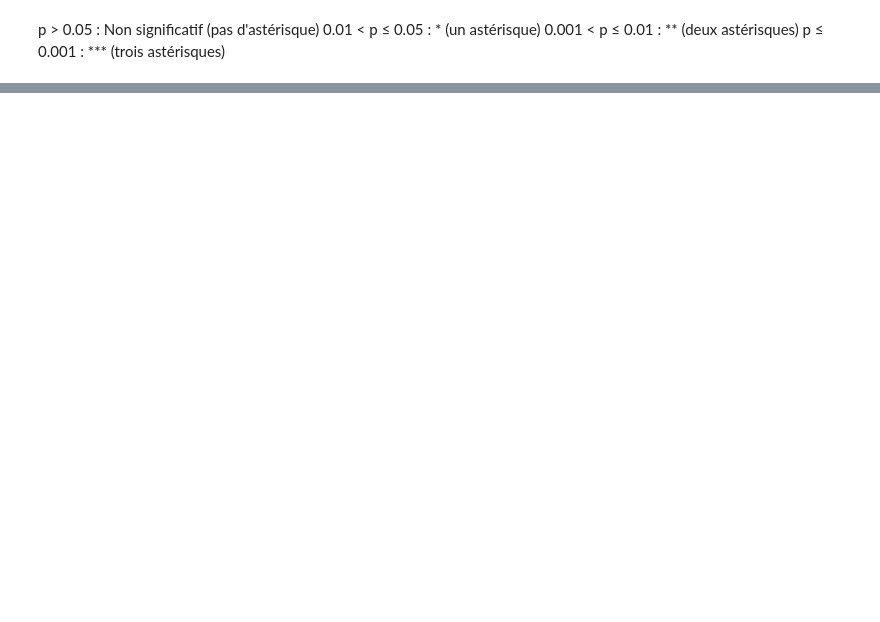
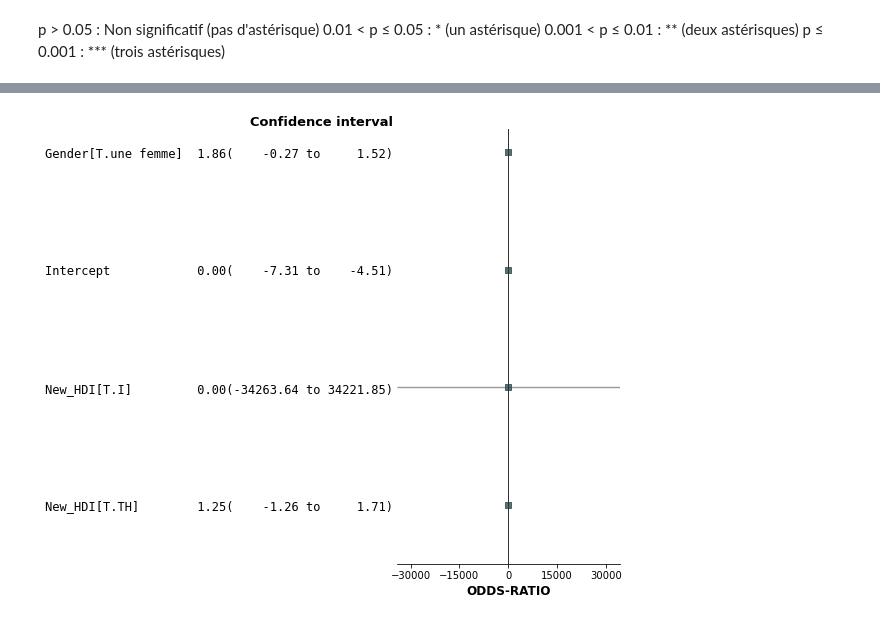
Before and after one commit to smtux/DUDA, a Jupyter notebook: statistique/src/mooc_mertes.ipynb, the cells around one changed output, grey strips where cells are left out. Cells and saved outputs as stored; diff of their text form; code cells hidden in the pictures; blank space fills up the shorter version.

Commit message:
mise à jour pour le forest plot

```diff
--- a/statistique/src/mooc_mertes.ipynb
+++ b/statistique/src/mooc_mertes.ipynb
@@ -952,3 +955,14 @@ p > 0.05 : Non significatif (pas d'astérisque)
 0.01 < p ≤ 0.05 : * (un astérisque)
 0.001 < p ≤ 0.01 : ** (deux astérisques)
 p ≤ 0.001 : *** (trois astérisques)
+# %%
+# Extraction des intervalles de confiance (CI) et odds-ratio pour les différentes version V1, V2 et V3
+ci_v1 = pd.DataFrame(tab_full.loc[("ci", "Gender[T.une femme]"):("ci", "New_HDI[T.TH]"), "V1"])
+or_v1 = pd.DataFrame(tab_full.loc[("odds-ratio", "Gender[T.une femme]"):("odds-ratio", "New_HDI[T.TH]"), "V1"])
+
+ci_v2 = pd.DataFrame(tab_full.loc[("ci", "Gender[T.une femme]"):("ci", "New_HDI[T.TH]"), "V2"])
+or_v2 = pd.DataFrame(tab_full.loc[("odds-ratio", "Gender[T.une femme]"):("odds-ratio", "New_HDI[T.TH]"), "V2"])
+
+
+ci_v3 = pd.DataFrame(tab_full.loc[("ci", "Gender[T.une femme]"):("ci", "New_HDI[T.TH]"), "V3"])
+or_v3 = pd.DataFrame(tab_full.loc[("odds-ratio", "Gender[T.une femme]"):("odds-ratio", "New_HDI[T.TH]"), "V3"])
@@ -954,0 +987,12 @@ p ≤ 0.001 : *** (trois astérisques)
+# %%
+# Extraction des bornes inférieure et supérieure des CI
+ci_v1[["ll", "hl"]] = ci_v1["V1"].str.strip("[]").str.split(",", expand=True).astype(float)
+ci_v2[["ll", "hl"]] = ci_v2["V2"].str.strip("[]").str.split(",", expand=True).astype(float)
+ci_v3[["ll", "hl"]] = ci_v3["V3"].str.strip("[]").str.split(",", expand=True).astype(float)
+# %%
+ci_v1.reset_index("coef", inplace=True)
+ci_v2.reset_index("coef", inplace=True)
+ci_v3.reset_index("coef", inplace=True)
+or_v1.reset_index("coef", inplace=True)
+or_v2.reset_index("coef", inplace=True)
+or_v3.reset_index("coef", inplace=True)
@@ -954,0 +1017,5 @@ p ≤ 0.001 : *** (trois astérisques)
+# %%
+# Tableau des valeurs poour créer le forestplot
+forest_v1 = ci_v1.merge(or_v1, on="coef", how="outer", suffixes=("_CI", "_OR"))
+forest_v2 = ci_v2.merge(or_v2, on="coef", how="outer", suffixes=("_CI", "_OR"))
+forest_v3 = ci_v3.merge(or_v3, on="coef", how="outer", suffixes=("_CI", "_OR"))
@@ -954,0 +1030,11 @@ p ≤ 0.001 : *** (trois astérisques)
+# %%
+fp.forestplot(forest_v1,  # the dataframe with results data
+              estimate="V1_OR",  # col containing estimated effect size
+              ll="ll", hl="hl",  # columns containing conf. int. lower and higher limits
+              varlabel="coef",  # column containing variable label
+              ylabel="Confidence interval",  # y-label title
+              xlabel="ODDS-RATIO",  # x-label title
+              )
+plt.show()
+# %% [output]
+[figure, added]
```
Also changed, not shown: parts of 12 cells of this notebook, 6 other files.
